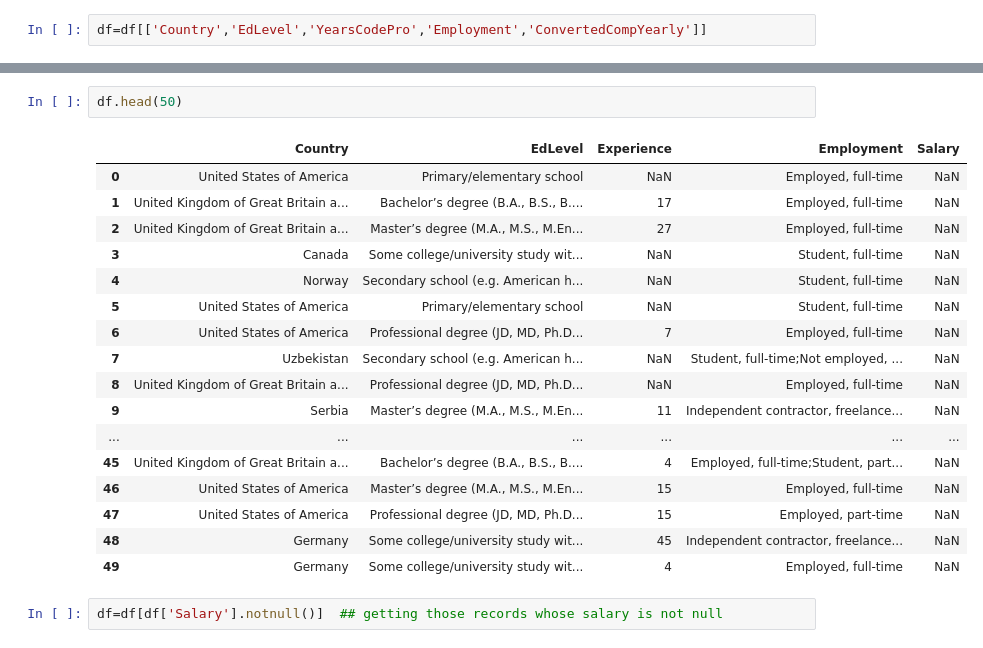
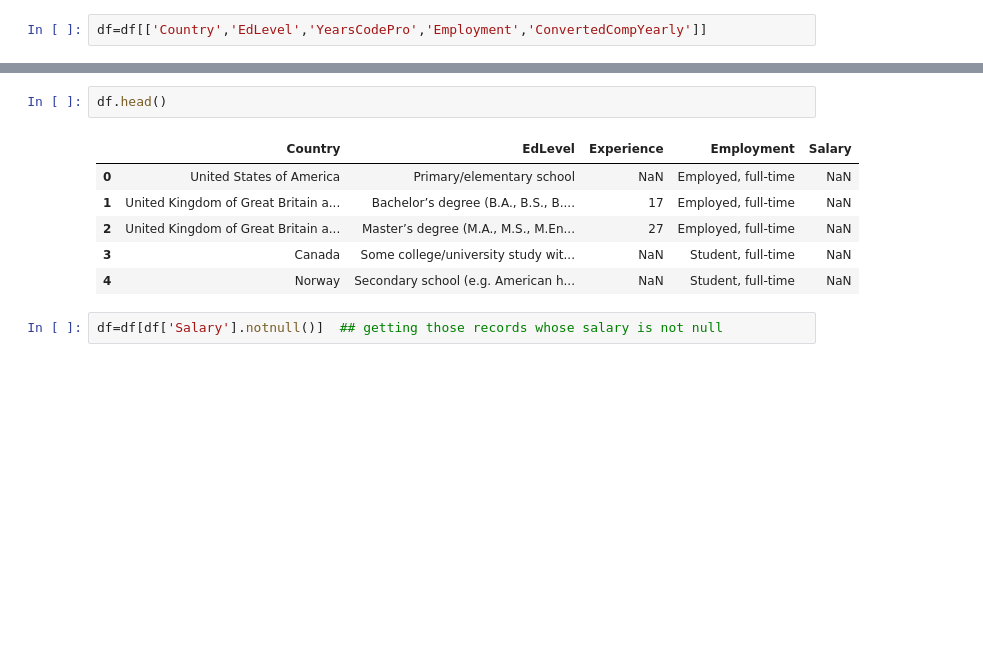
Before and after one commit to Shashanksd1706/regression_model, a Jupyter notebook: salary_prediction.ipynb, the cells around one changed output, grey strips where cells are left out. Saved outputs shown, nothing was run; the diff lists cells and outputs as text; blank space fills up the shorter version.

```diff
--- a/salary_prediction.ipynb
+++ b/salary_prediction.ipynb
@@ -46,23 +21,12 @@ See the caveats in the documentation: https://pandas.pydata.org/pandas-docs/stab
 # %%
-df.head(50)
+df.head()
 # %% [output]
 |  | Country | EdLevel | Experience | Employment | Salary |
 | 0 | United States of America | Primary/elementary school | NaN | Employed, full-time | NaN |
 | 1 | United Kingdom of Great Britain a... | Bachelor’s degree (B.A., B.S., B.... | 17 | Employed, full-time | NaN |
 | 2 | United Kingdom of Great Britain a... | Master’s degree (M.A., M.S., M.En... | 27 | Employed, full-time | NaN |
 | 3 | Canada | Some college/university study wit... | NaN | Student, full-time | NaN |
 | 4 | Norway | Secondary school (e.g. American h... | NaN | Student, full-time | NaN |
-| 5 | United States of America | Primary/elementary school | NaN | Student, full-time | NaN |
-| 6 | United States of America | Professional degree (JD, MD, Ph.D... | 7 | Employed, full-time | NaN |
-| 7 | Uzbekistan | Secondary school (e.g. American h... | NaN | Student, full-time;Not employed, ... | NaN |
-| 8 | United Kingdom of Great Britain a... | Professional degree (JD, MD, Ph.D... | NaN | Employed, full-time | NaN |
-| 9 | Serbia | Master’s degree (M.A., M.S., M.En... | 11 | Independent contractor, freelance... | NaN |
-| ... | ... | ... | ... | ... | ... |
-| 45 | United Kingdom of Great Britain a... | Bachelor’s degree (B.A., B.S., B.... | 4 | Employed, full-time;Student, part... | NaN |
-| 46 | United States of America | Master’s degree (M.A., M.S., M.En... | 15 | Employed, full-time | NaN |
-| 47 | United States of America | Professional degree (JD, MD, Ph.D... | 15 | Employed, part-time | NaN |
-| 48 | Germany | Some college/university study wit... | 45 | Independent contractor, freelance... | NaN |
-| 49 | Germany | Some college/university study wit... | 4 | Employed, full-time | NaN |
 # %%
 df=df[df['Salary'].notnull()]  ## getting those records whose salary is not null
 # %%
```
Also changed, not shown: parts of 3 cells of this notebook.
